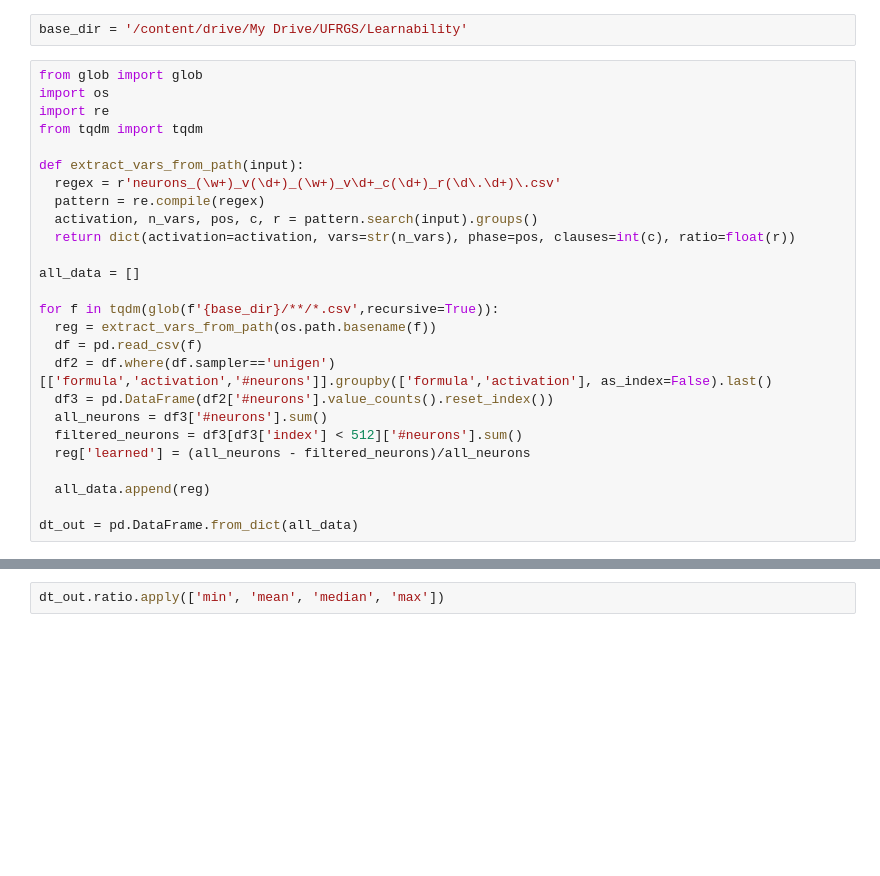
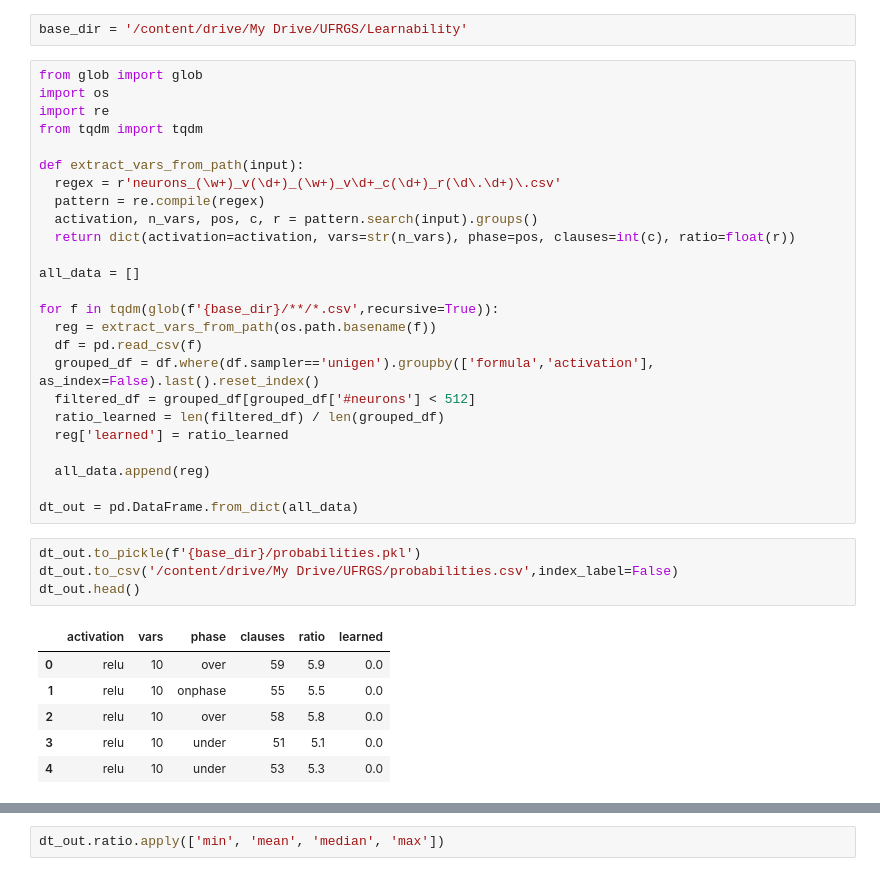
Before and after one commit to andertavares/mlbf, a Jupyter notebook: notebooks/Analysis_learn-vs-sat.ipynb, the cells around one changed output, grey strips where cells are left out. Cells and saved outputs as stored; diff of their text form; blank space fills up the shorter version.

```diff
--- a/notebooks/Analysis_learn-vs-sat.ipynb
+++ b/notebooks/Analysis_learn-vs-sat.ipynb
@@ -97,13 +99,23 @@ all_data = []
 for f in tqdm(glob(f'{base_dir}/**/*.csv',recursive=True)):
   reg = extract_vars_from_path(os.path.basename(f))
   df = pd.read_csv(f)
-  df2 = df.where(df.sampler=='unigen')[['formula','activation','#neurons']].groupby(['formula','activation'], as_index=False).last()
-  df3 = pd.DataFrame(df2['#neurons'].value_counts().reset_index())
-  all_neurons = df3['#neurons'].sum()
-  filtered_neurons = df3[df3['index'] < 512]['#neurons'].sum()
-  reg['learned'] = (all_neurons - filtered_neurons)/all_neurons
+  grouped_df = df.where(df.sampler=='unigen').groupby(['formula','activation'], as_index=False).last().reset_index()
+  filtered_df = grouped_df[grouped_df['#neurons'] < 512]
+  ratio_learned = len(filtered_df) / len(grouped_df)
+  reg['learned'] = ratio_learned
 
   all_data.append(reg)
 
 dt_out = pd.DataFrame.from_dict(all_data)
+# %%
+dt_out.to_pickle(f'{base_dir}/probabilities.pkl')
+dt_out.to_csv('/content/drive/My Drive/UFRGS/probabilities.csv',index_label=False)
+dt_out.head()
+# %% [output]
+|  | activation | vars | phase | clauses | ratio | learned |
+| 0 | relu | 10 | over | 59 | 5.9 | 0.0 |
+| 1 | relu | 10 | onphase | 55 | 5.5 | 0.0 |
+| 2 | relu | 10 | over | 58 | 5.8 | 0.0 |
+| 3 | relu | 10 | under | 51 | 5.1 | 0.0 |
+| 4 | relu | 10 | under | 53 | 5.3 | 0.0 |
 # %%
```
Also changed, not shown: parts of 6 cells of this notebook.
